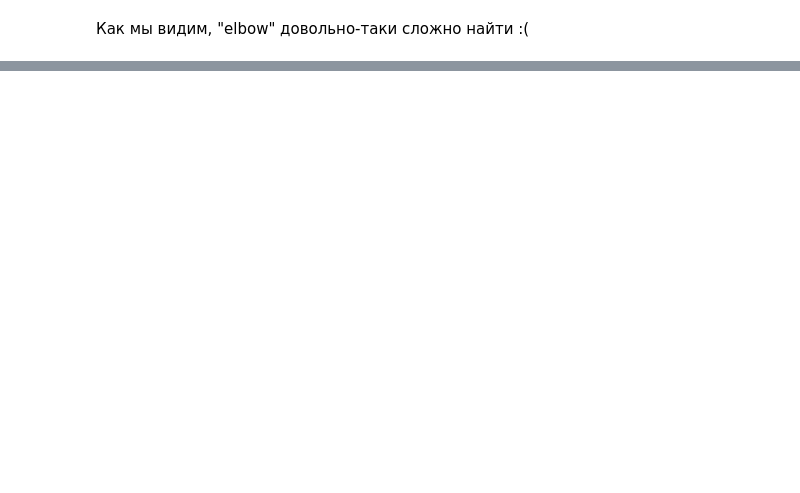
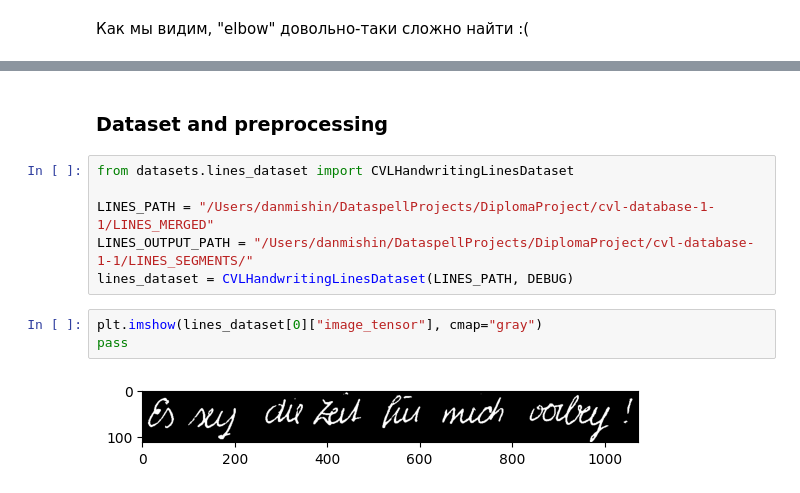
Before and after one commit to JungleTryne/WriterIdentification, a Jupyter notebook: model.ipynb, the cells around one changed output, grey strips where cells are left out. Drawn from its saved outputs; the diff is of its cells as text; blank space fills up the shorter version.

```diff
--- a/model.ipynb
+++ b/model.ipynb
@@ -521,0 +380,13 @@ visualize_number_of_clusters(vlads)
+# %% [markdown]
+### Dataset and preprocessing
+# %%
+from datasets.lines_dataset import CVLHandwritingLinesDataset
+
+LINES_PATH = "/Users/danmishin/DataspellProjects/DiplomaProject/cvl-database-1-1/LINES_MERGED"
+LINES_OUTPUT_PATH = "/Users/danmishin/DataspellProjects/DiplomaProject/cvl-database-1-1/LINES_SEGMENTS/"
+lines_dataset = CVLHandwritingLinesDataset(LINES_PATH, DEBUG)
+# %%
+plt.imshow(lines_dataset[0]["image_tensor"], cmap="gray")
+pass
+# %% [output]
+[figure, added]
```
Also changed, not shown: parts of 21 cells of this notebook, 12 other files.
